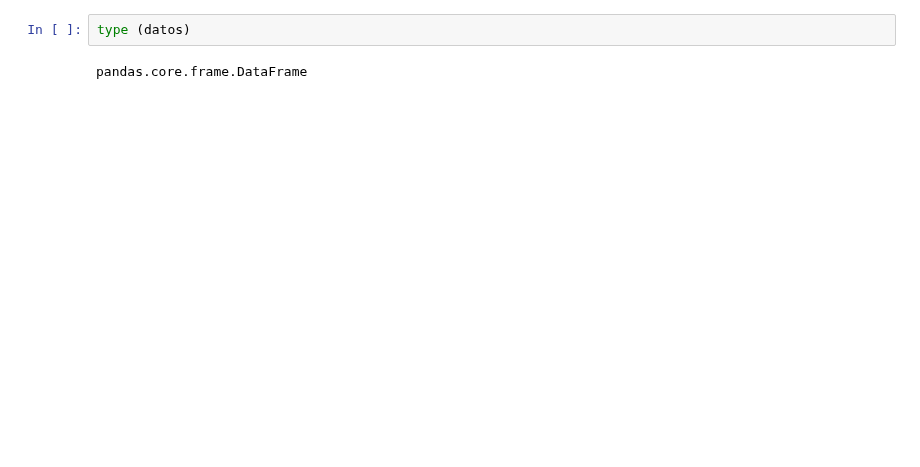
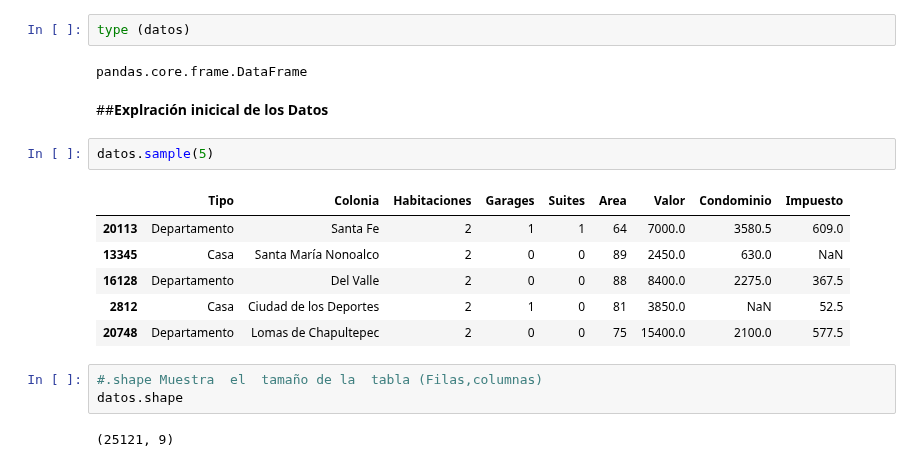
Before and after one commit to jorgevillegazz/SISTEMA-DE-REGISTRO, a Jupyter notebook: inmuebles_cdmx.ipynb, the cells around one changed output. Cells and saved outputs as stored; diff of their text form; blank space fills up the shorter version.

```diff
--- a/inmuebles_cdmx.ipynb
+++ b/inmuebles_cdmx.ipynb
@@ -105,3 +105,19 @@ datos.sample(10)
 type (datos)
 # %% [output]
 pandas.core.frame.DataFrame
+# %% [markdown]
+##**Explración inicical de los Datos**
+# %%
+datos.sample(5)
+# %% [output]
+|  | Tipo | Colonia | Habitaciones | Garages | Suites | Area | Valor | Condominio | Impuesto |
+| 20113 | Departamento | Santa Fe | 2 | 1 | 1 | 64 | 7000.0 | 3580.5 | 609.0 |
+| 13345 | Casa | Santa María Nonoalco | 2 | 0 | 0 | 89 | 2450.0 | 630.0 | NaN |
+| 16128 | Departamento | Del Valle | 2 | 0 | 0 | 88 | 8400.0 | 2275.0 | 367.5 |
+| 2812 | Casa | Ciudad de los Deportes | 2 | 1 | 0 | 81 | 3850.0 | NaN | 52.5 |
+| 20748 | Departamento | Lomas de Chapultepec | 2 | 0 | 0 | 75 | 15400.0 | 2100.0 | 577.5 |
+# %%
+#.shape Muestra  el  tamaño de la  tabla (Filas,columnas)
+datos.shape
+# %% [output]
+(25121, 9)
```
Also changed, not shown: parts of 5 cells of this notebook.
